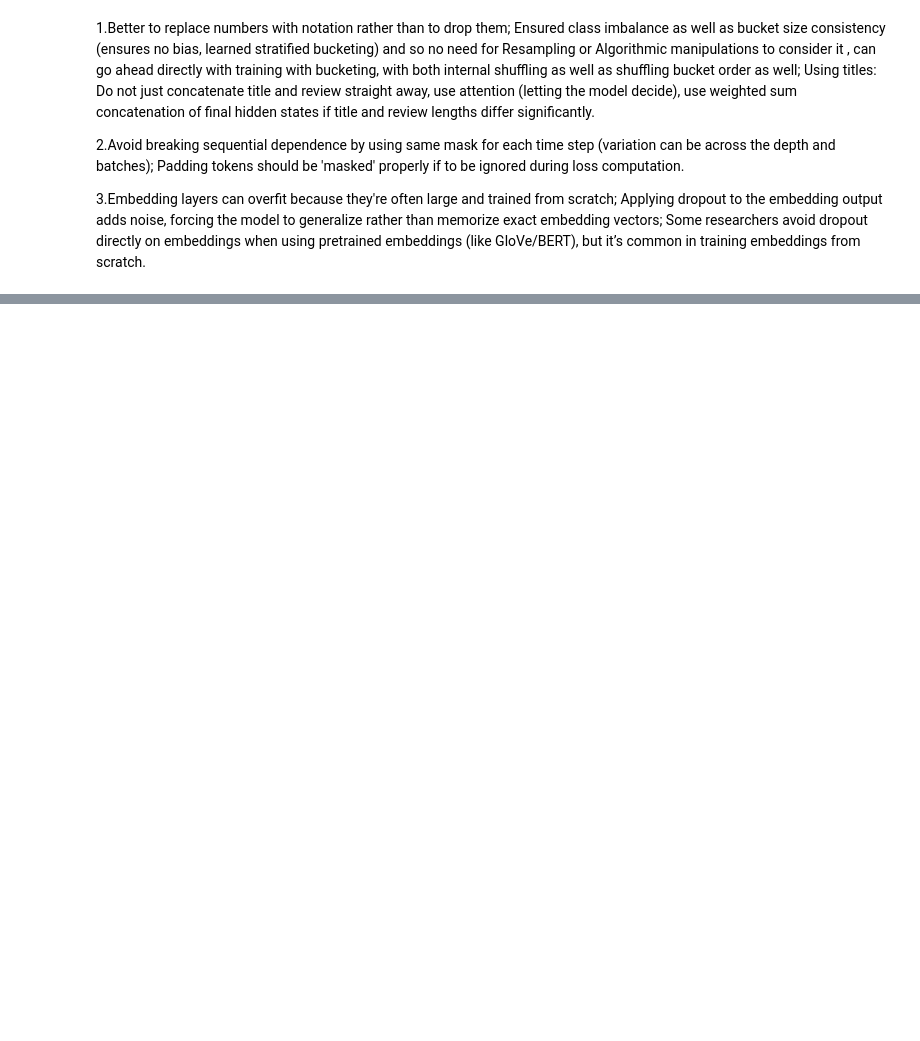
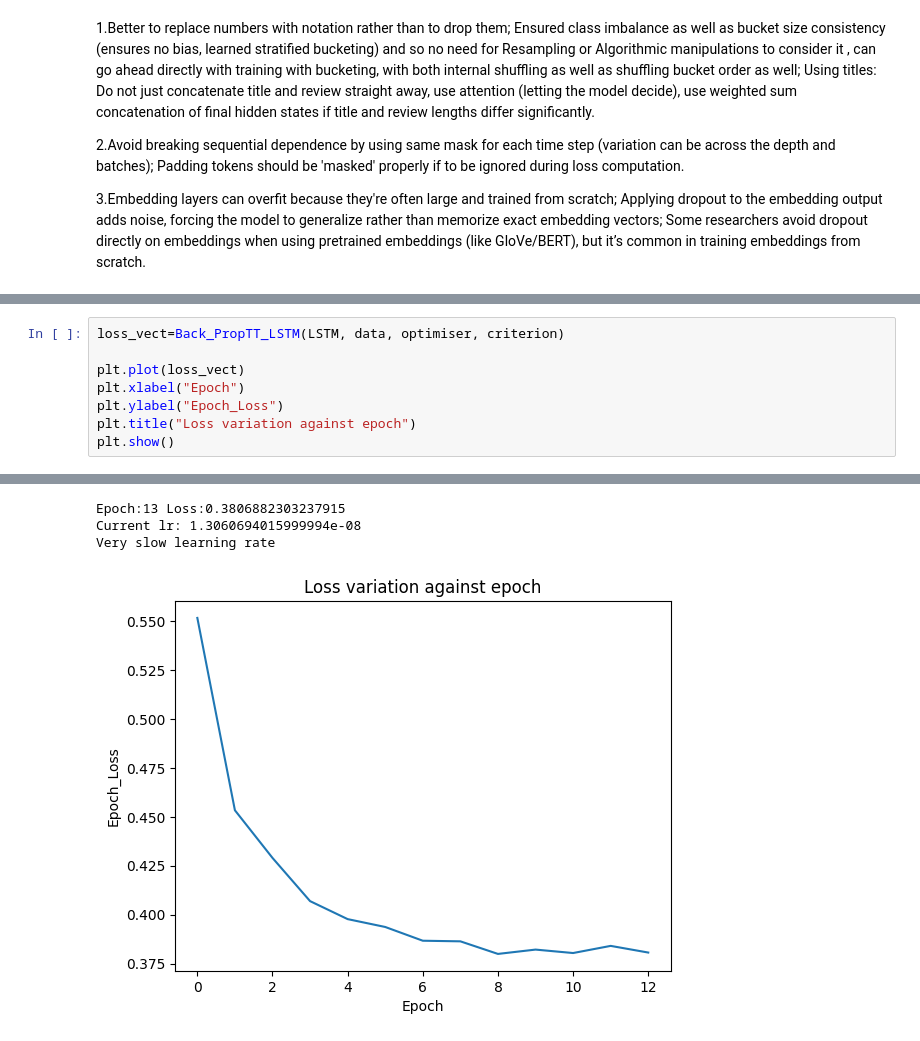
Before and after one commit to Arpit2089/24075011-CSOC-IG, a Jupyter notebook: Sequence Modelling Basics/Seq_modelling.ipynb, the cells around one changed output, grey strips where cells are left out. Drawn from its saved outputs; the diff is of its cells as text; blank space fills up the shorter version.

```diff
--- a/Sequence Modelling Basics/Seq_modelling.ipynb
+++ b/Sequence Modelling Basics/Seq_modelling.ipynb
@@ -727,0 +718,9 @@ TypeError: LSTM_model.create_embedding_matrix() missing 1 required positional ar
+# %%
+loss_vect=Back_PropTT_LSTM(LSTM, data, optimiser, criterion)
+
+plt.plot(loss_vect)
+plt.xlabel("Epoch")
+plt.ylabel("Epoch_Loss")
+plt.title("Loss variation against epoch")
+plt.show()
+# %% [output]
@@ -727,0 +751,4 @@ TypeError: LSTM_model.create_embedding_matrix() missing 1 required positional ar
+Epoch:13 Loss:0.3806882303237915
+Current lr: 1.3060694015999994e-08
+Very slow learning rate
+[figure, added]
```
Also changed, not shown: parts of 15 cells of this notebook.
